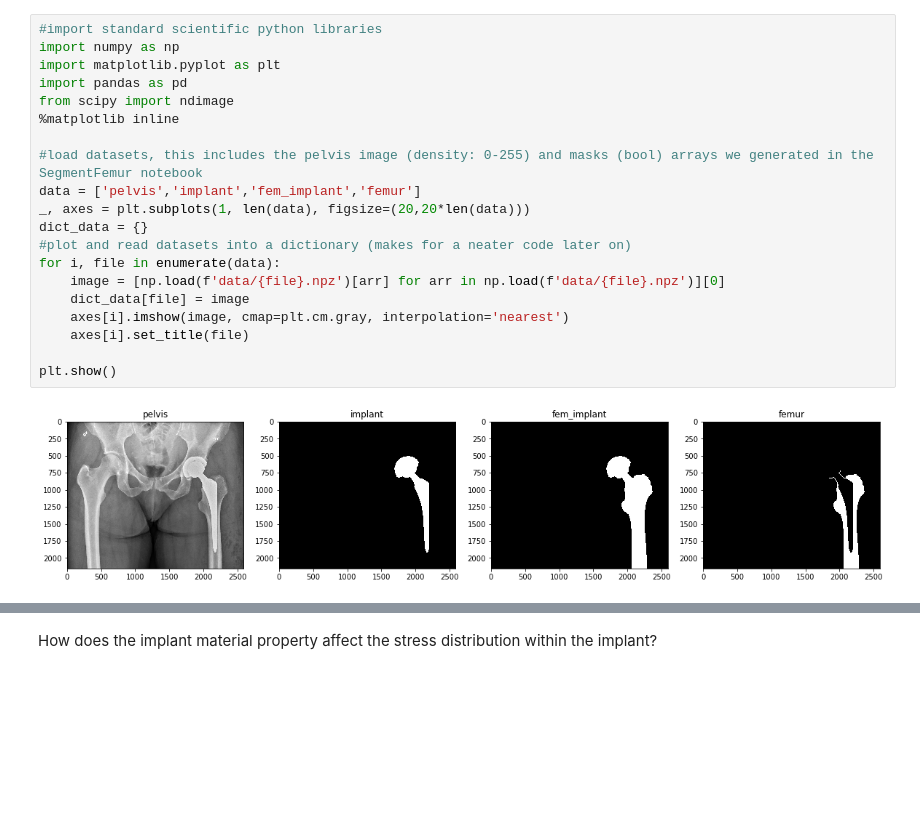
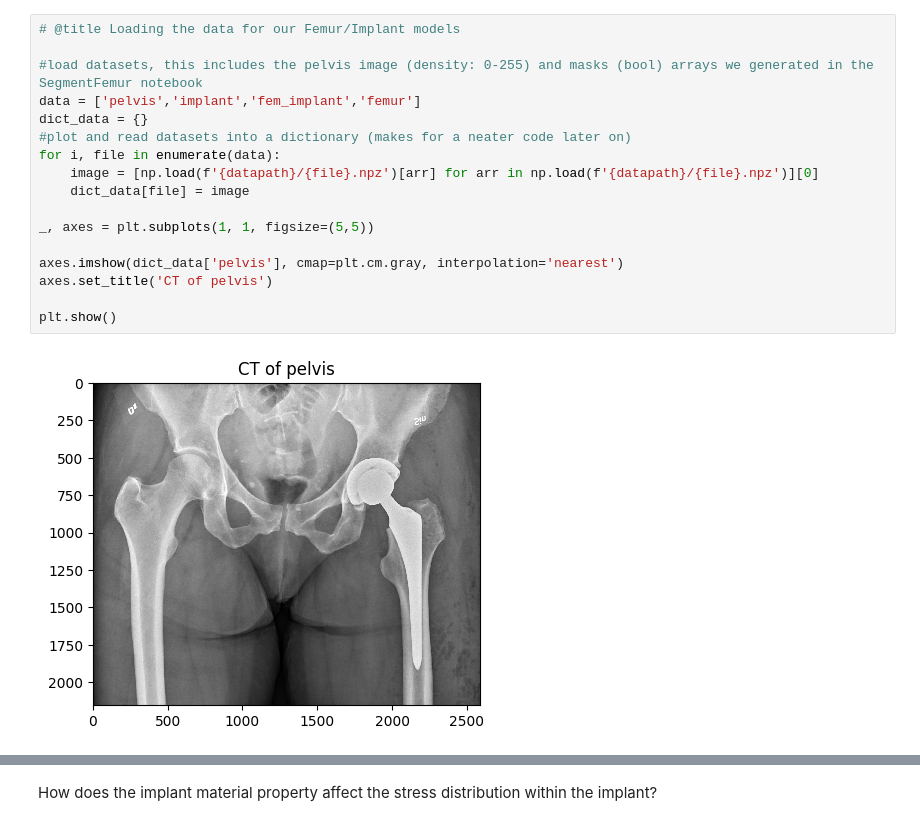
Before and after one commit to DrWalleTeaching/Modelling-and-Simulation, a Jupyter notebook: Modelling and Simulation.ipynb, the cells around one changed output, grey strips where cells are left out. Drawn from its saved outputs; the diff is of its cells as text; blank space fills up the shorter version.

```diff
--- a/Modelling and Simulation.ipynb
+++ b/Modelling and Simulation.ipynb
@@ -49,23 +74,20 @@ Today you will run a 2D finite element simulation looking at how different impla
 # %%
-#import standard scientific python libraries
-import numpy as np
-import matplotlib.pyplot as plt
-import pandas as pd
-from scipy import ndimage
-%matplotlib inline
+# @title Loading the data for our Femur/Implant models
 
 #load datasets, this includes the pelvis image (density: 0-255) and masks (bool) arrays we generated in the SegmentFemur notebook
 data = ['pelvis','implant','fem_implant','femur']
-_, axes = plt.subplots(1, len(data), figsize=(20,20*len(data)))
 dict_data = {}
 #plot and read datasets into a dictionary (makes for a neater code later on)
 for i, file in enumerate(data):
-    image = [np.load(f'data/{file}.npz')[arr] for arr in np.load(f'data/{file}.npz')][0]
+    image = [np.load(f'{datapath}/{file}.npz')[arr] for arr in np.load(f'{datapath}/{file}.npz')][0]
     dict_data[file] = image
-    axes[i].imshow(image, cmap=plt.cm.gray, interpolation='nearest')
-    axes[i].set_title(file)
+
+_, axes = plt.subplots(1, 1, figsize=(5,5))
+
+axes.imshow(dict_data['pelvis'], cmap=plt.cm.gray, interpolation='nearest')
+axes.set_title('CT of pelvis')
 
 plt.show()
 # %% [output]
-[figure, old version]
+[figure, new version]
 # %%
```
Also changed, not shown: parts of 19 cells of this notebook.
